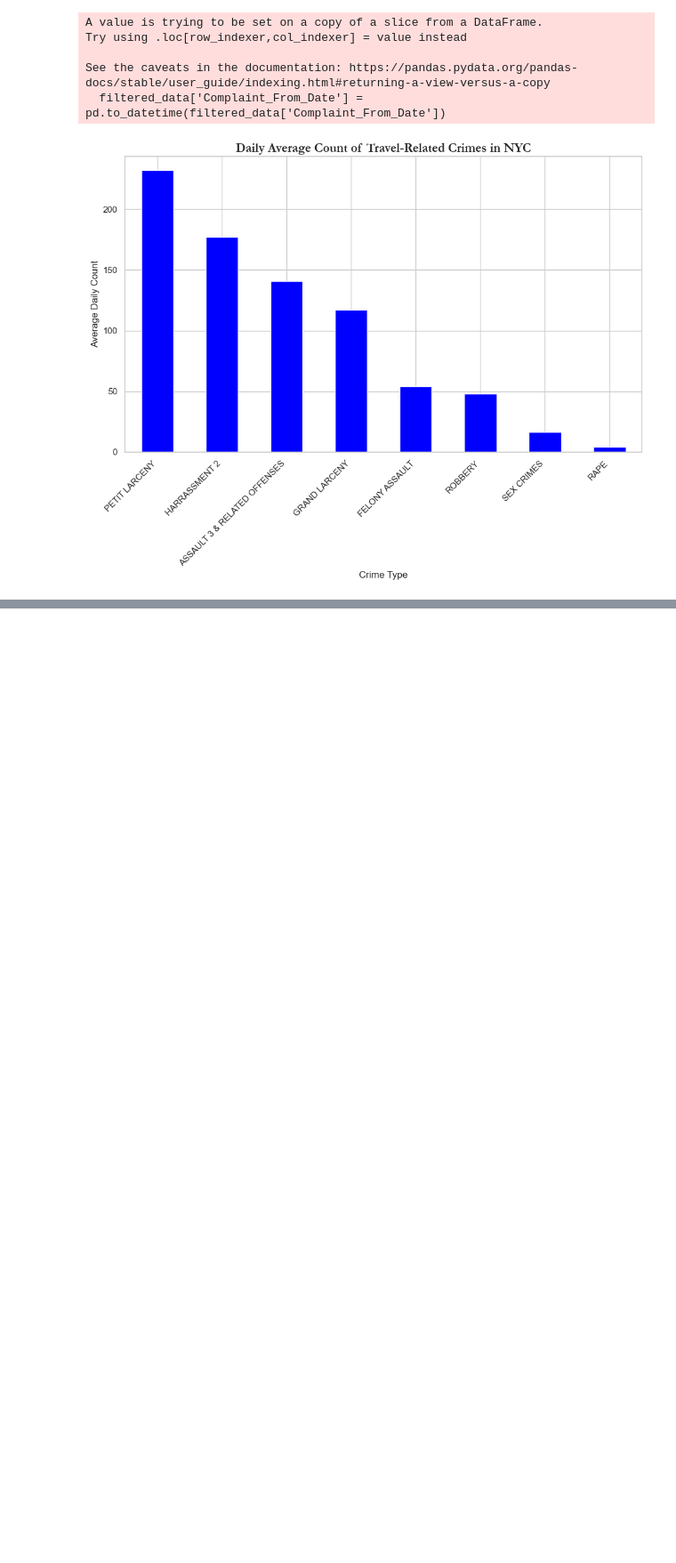
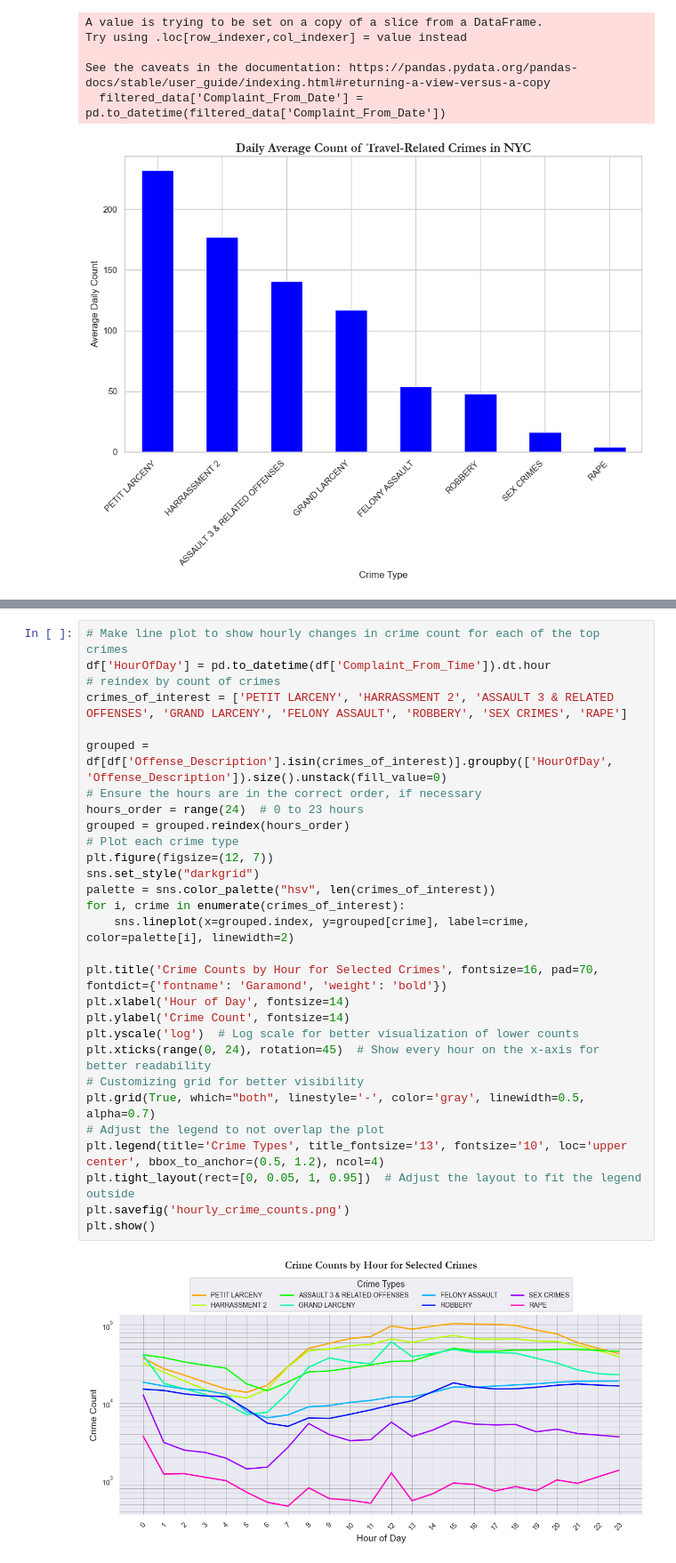
Before and after one commit to johan-bh/Social-Data---Final-Project, a Jupyter notebook: temporal_plots.ipynb, the cells around one changed output, grey strips where cells are left out. Shown at 89% size. Drawn from its saved outputs; the diff is of its cells as text; blank space fills up the shorter version.

Commit message:
hourly plot of top 8 crimes

```diff
--- a/temporal_plots.ipynb
+++ b/temporal_plots.ipynb
@@ -341,0 +374,31 @@ See the caveats in the documentation: https://pandas.pydata.org/pandas-docs/stab
+# %%
+# Make line plot to show hourly changes in crime count for each of the top crimes
+df['HourOfDay'] = pd.to_datetime(df['Complaint_From_Time']).dt.hour
+# reindex by count of crimes
+crimes_of_interest = ['PETIT LARCENY', 'HARRASSMENT 2', 'ASSAULT 3 & RELATED OFFENSES', 'GRAND LARCENY', 'FELONY ASSAULT', 'ROBBERY', 'SEX CRIMES', 'RAPE']
+
+grouped = df[df['Offense_Description'].isin(crimes_of_interest)].groupby(['HourOfDay', 'Offense_Description']).size().unstack(fill_value=0)
+# Ensure the hours are in the correct order, if necessary
+hours_order = range(24)  # 0 to 23 hours
+grouped = grouped.reindex(hours_order)
+# Plot each crime type
+plt.figure(figsize=(12, 7))
+sns.set_style("darkgrid")
+palette = sns.color_palette("hsv", len(crimes_of_interest))
+for i, crime in enumerate(crimes_of_interest):
+    sns.lineplot(x=grouped.index, y=grouped[crime], label=crime, color=palette[i], linewidth=2)
+
+plt.title('Crime Counts by Hour for Selected Crimes', fontsize=16, pad=70, fontdict={'fontname': 'Garamond', 'weight': 'bold'})
+plt.xlabel('Hour of Day', fontsize=14)
+plt.ylabel('Crime Count', fontsize=14)
+plt.yscale('log')  # Log scale for better visualization of lower counts
+plt.xticks(range(0, 24), rotation=45)  # Show every hour on the x-axis for better readability
+# Customizing grid for better visibility
+plt.grid(True, which="both", linestyle='-', color='gray', linewidth=0.5, alpha=0.7)
+# Adjust the legend to not overlap the plot
+plt.legend(title='Crime Types', title_fontsize='13', fontsize='10', loc='upper center', bbox_to_anchor=(0.5, 1.2), ncol=4)
+plt.tight_layout(rect=[0, 0.05, 1, 0.95])  # Adjust the layout to fit the legend outside
+plt.savefig('hourly_crime_counts.png')
+plt.show()
+# %% [output]
+[figure, added]
```
Also changed, not shown: parts of 3 cells of this notebook, 2 other files.
